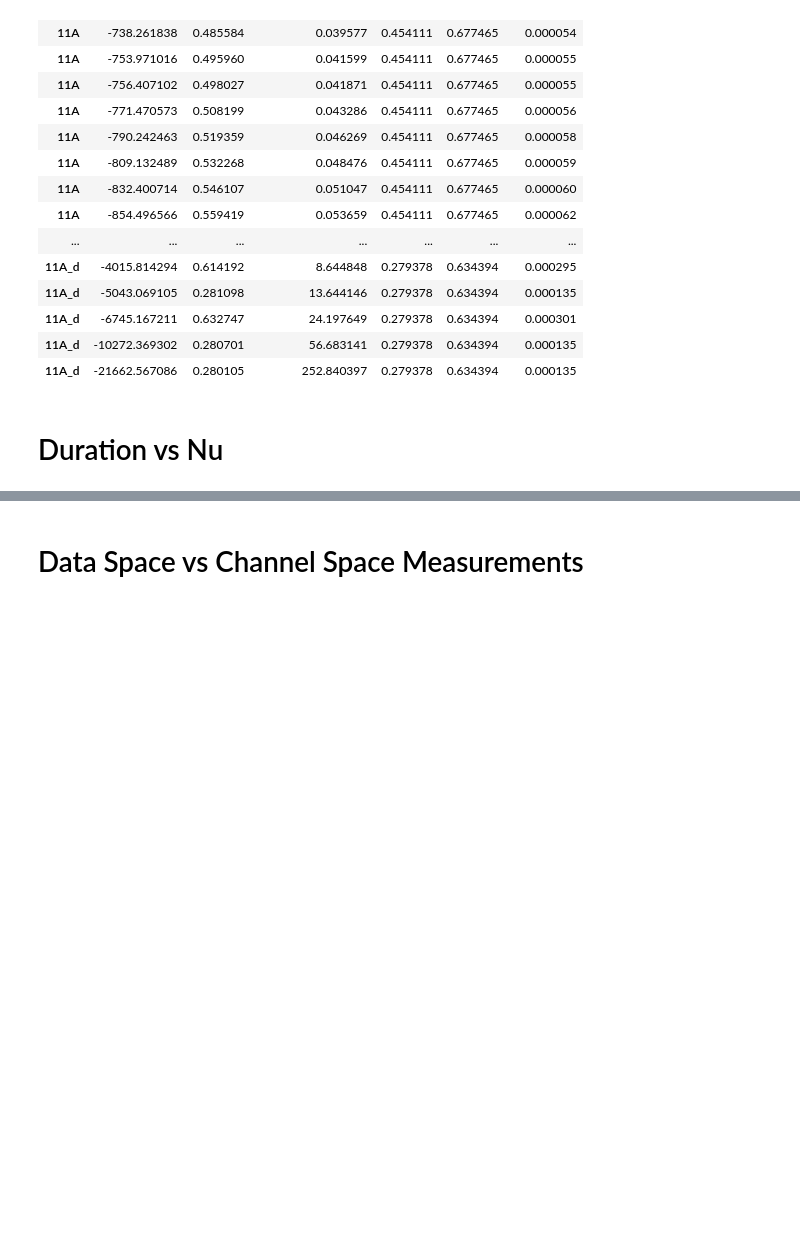
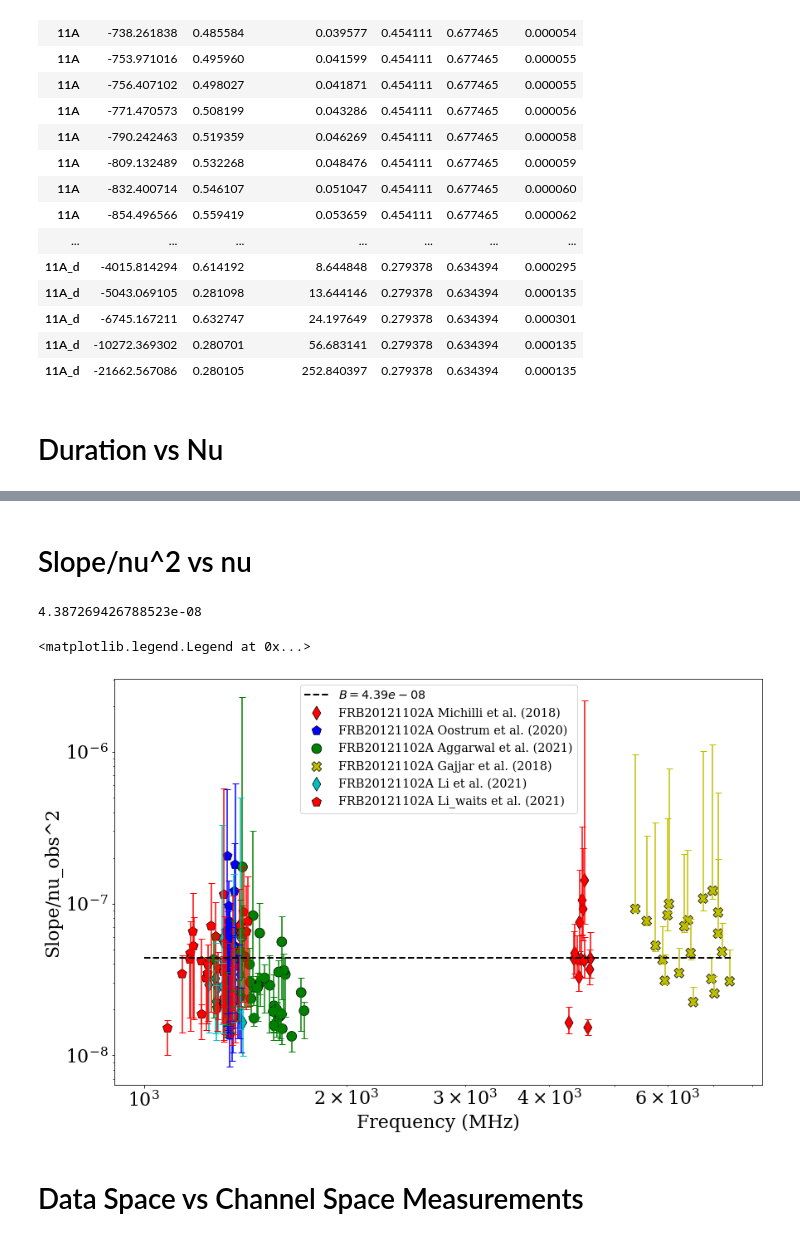
Before and after one commit to mef51/frbgui, a Jupyter notebook: PaperFigures.ipynb, the cells around one changed output, grey strips where cells are left out. Cells and saved outputs as stored; diff of their text form; code cells hidden in the pictures; blank space fills up the shorter version.

```diff
--- a/PaperFigures.ipynb
+++ b/PaperFigures.ipynb
@@ -678,3 +750,21 @@ ax = plotframes(frames, 'center_f', 'tau_w_ms', xlabel="Frequency (MHz)", ylabel
+# %% [markdown]
+# Slope/nu^2 vs nu
+# %%
+# eq 9: 1/nuobs^2 * slope = -1/(nu_0*tau_D)
+for frame in frames:
+    frame['slope_abs_nuobssq'] = frame['slope_abs']/frame['center_f']**2/1000
+
+eslopenusq = lambda frame: [np.array([frame['slope_abs_nuobssq'] - frame['lim_slope_nu_min']/frame['center_f']/1000, frame['lim_slope_nu_max']/frame['center_f']/1000 - frame['slope_abs_nuobssq']])]
+ax = plotframes(frames, 'center_f', 'slope_abs_nuobssq', xlabel="Frequency (MHz)", ylabel="Slope/nu_obs^2", logscale=True, yerrf=eslopenusq)
+popt, pcov = scipy.optimize.curve_fit(lambda x, a: a, (frame['center_f']), (frame['slope_abs_nuobssq']))#, sigma=sigma, absolute_sigma=True)
+print(popt[0])
+
+ax.plot(x, [popt[0]]*len(x), 'k', linestyle='--', lw=2, label=f'$B = {{{popt[0]:.2e}}}$')
+ax.legend(fontsize='x-large')
+# %% [output]
+4.387269426788523e-08
+<matplotlib.legend.Legend at 0x...>
+[figure, added]
 # %% [markdown]
 # Data Space vs Channel Space Measurements
 # %%
```
Also changed, not shown: parts of 11 cells of this notebook.
